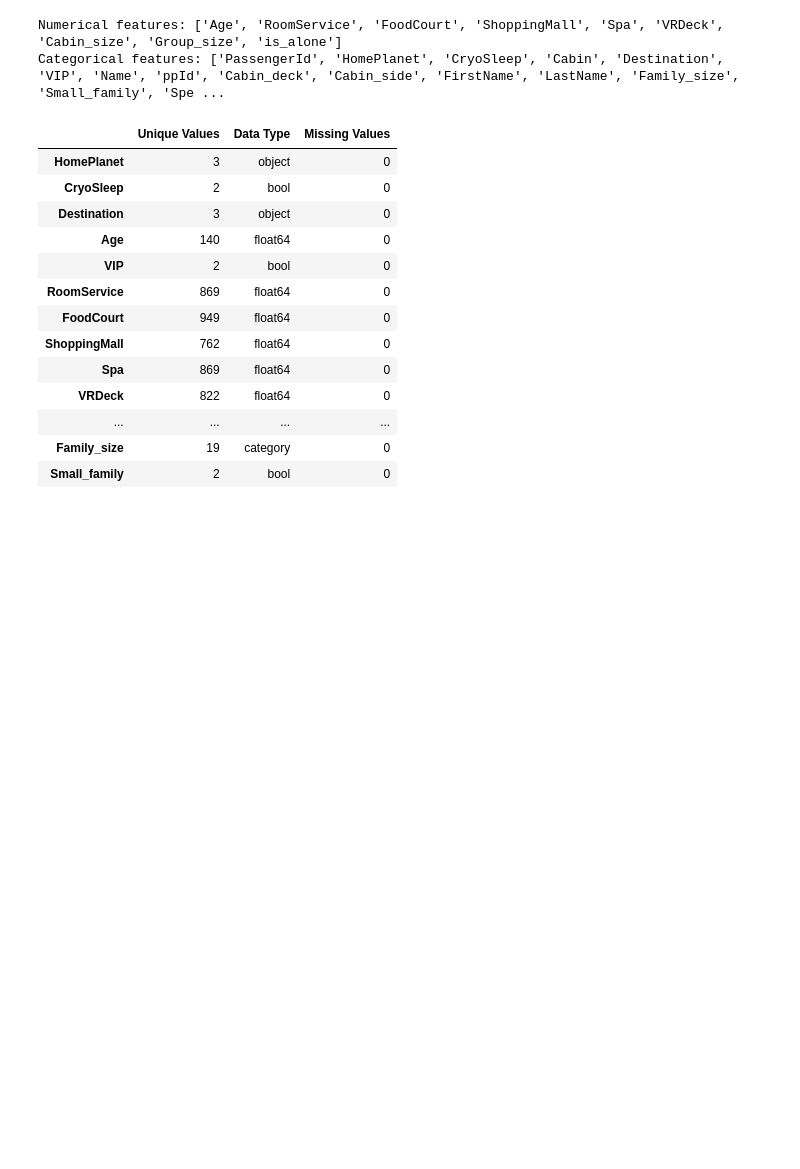
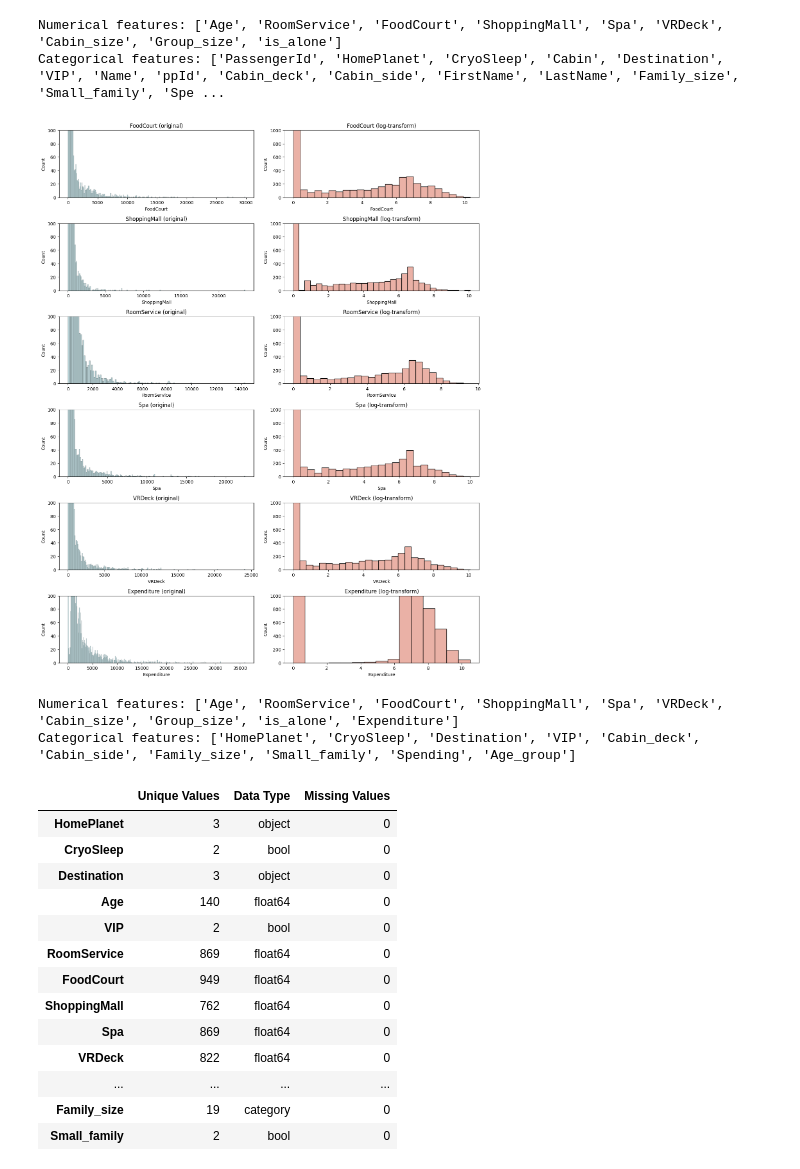
Before and after one commit to Elliefffish/ml-final-Stitanic, a Jupyter notebook: 「ml_final_project_ipynb」的副本.ipynb, the cells around one changed output. Cells and saved outputs as stored; diff of their text form; code cells hidden in the pictures; blank space fills up the shorter version.

```diff
--- a/「ml_final_project_ipynb」的副本.ipynb
+++ b/「ml_final_project_ipynb」的副本.ipynb
@@ -567,9 +583,39 @@ for attr in categorical_features:
     passenger_test.fillna({attr: mode}, inplace=True)
 # %%
 # Drop Useless attr
-passenger = passenger.drop(["PassengerId", "GroupId", "ppId", "Cabin", "Name", "FirstName", "LastName"], axis=1)
+X_test = passenger.drop(["PassengerId", "GroupId", "ppId", "Cabin", "Name", "FirstName", "LastName"], axis=1)
 # Drop Useless attr
-passenger_test = passenger.drop(["PassengerId", "GroupId", "ppId", "Cabin", "Name", "FirstName", "LastName"], axis=1)
+X_test = passenger.drop(["PassengerId", "GroupId", "ppId", "Cabin", "Name", "FirstName", "LastName"], axis=1)
+# %%
+continuous_features = ['FoodCourt','ShoppingMall','RoomService','Spa','VRDeck','Expenditure']
+
+# Plot log transform results
+fig=plt.figure(figsize=(14,20))
+for i, col in enumerate(continuous_features):
+    plt.subplot(7,2,2*i+1)
+    sns.histplot(passenger[col], binwidth=100)
+    plt.ylim([0,100])
+    plt.title(f'{col} (original)')
+
+    plt.subplot(7,2,2*i+2)
+    sns.histplot(np.log(1+passenger[col]), color='C1')
+    plt.ylim([0,1000])
+    plt.title(f'{col} (log-transform)')
+
+fig.tight_layout()
+plt.show()
+# %% [output]
+[figure, added]
+# %%
+# Define numerical and categorical features
+numerical_features = [ col for col in passenger.columns if passenger[col].dtype in ['int64', 'float64']]
+categorical_features = [ col for col in passenger.columns if passenger[col].dtype in ['object', 'bool', 'category'] and col != 'Transported']
+
+print(f'Numerical features: {numerical_features}')
+print(f'Categorical features: {categorical_features}')
+# %% [output]
+Numerical features: ['Age', 'RoomService', 'FoodCourt', 'ShoppingMall', 'Spa', 'VRDeck', 'Cabin_size', 'Group_size', 'is_alone', 'Expenditure']
+Categorical features: ['HomePlanet', 'CryoSleep', 'Destination', 'VIP', 'Cabin_deck', 'Cabin_side', 'Family_size', 'Small_family', 'Spending', 'Age_group']
 # %%
 # quickcheck for missing values
 passenger_summary = pd.DataFrame({
```
Also changed, not shown: parts of 6 cells of this notebook.
